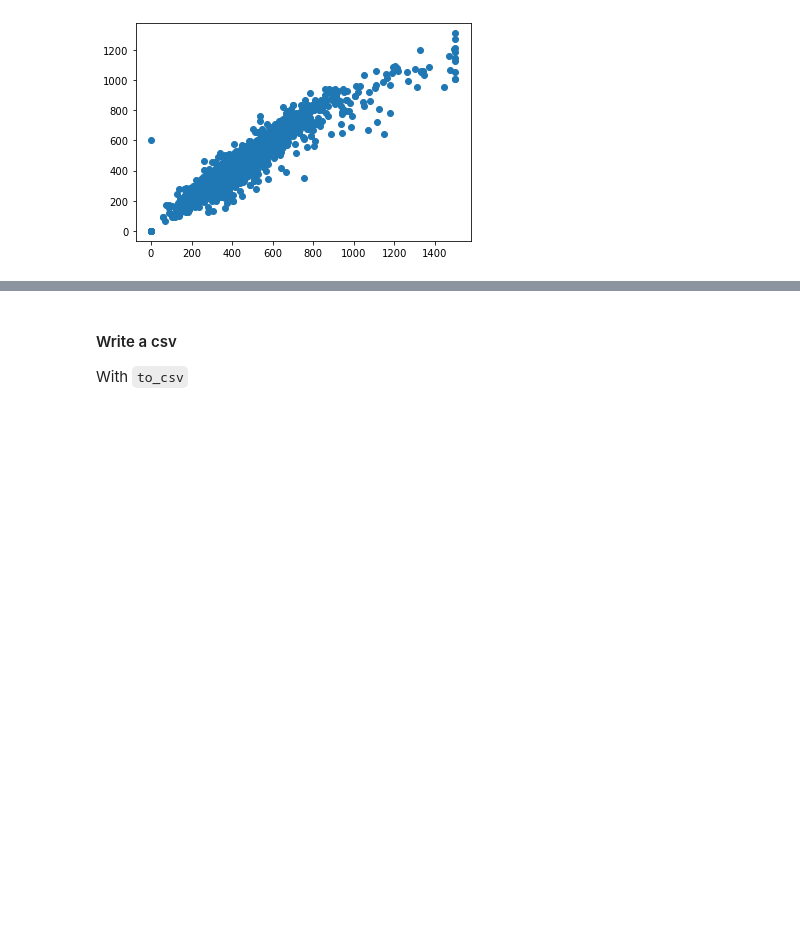
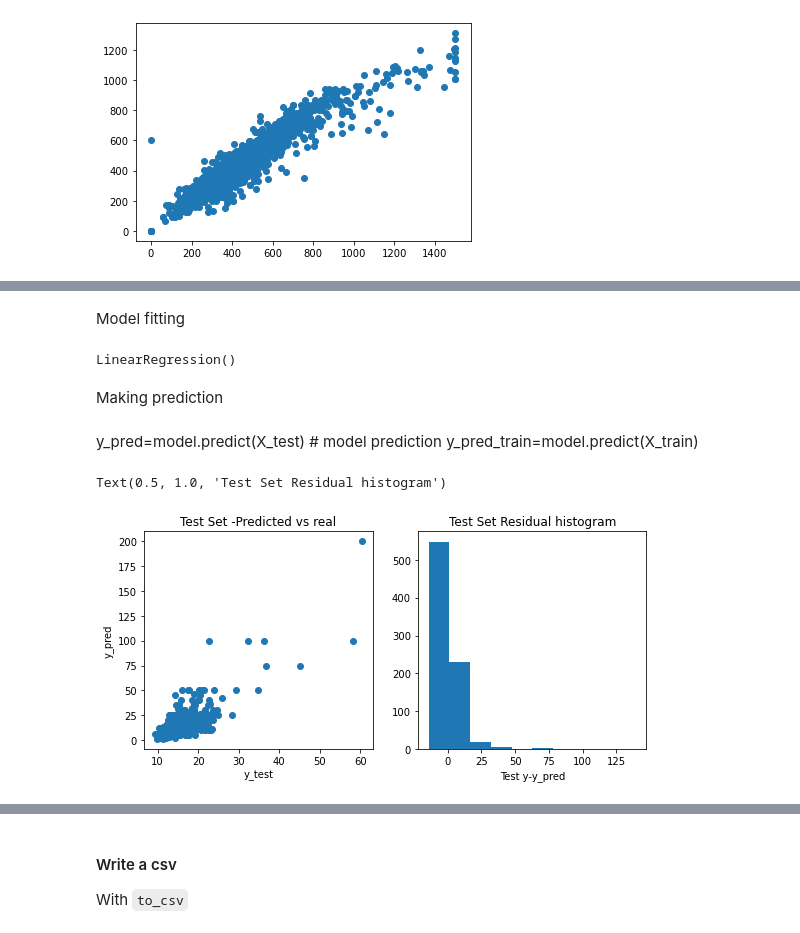
Before and after one commit to raafat-hantoush/IH_RH_DA_FT_OCT_2021, a Jupyter notebook: Class_Materials/Case_Studies/Health_Care_For_All_Case_Study/Notebook_Code_Along_Intro_To_Pandas_Healthcare For_All_Structure.ipynb, the cells around one changed output, grey strips where cells are left out. Drawn from its saved outputs; the diff is of its cells as text; code cells hidden in the pictures; blank space fills up the shorter version.

```diff
--- a/Class_Materials/Case_Studies/Health_Care_For_All_Case_Study/Notebook_Code_Along_Intro_To_Pandas_Healthcare For_All_Structure.ipynb
+++ b/Class_Materials/Case_Studies/Health_Care_For_All_Case_Study/Notebook_Code_Along_Intro_To_Pandas_Healthcare For_All_Structure.ipynb
@@ -908,0 +962,6 @@ plt.show()
+# %%
+X=hk_df.drop('target_d', axis=1)
+y=hk_df.target_d
+# %%
+X=X._get_numeric_data()
+X
@@ -908,0 +984,3 @@ plt.show()
+# %%
+X_scaled=StandardScaler().fit_transform(X)
+X_scaled.shape
@@ -908,0 +989,2 @@ plt.show()
+# %%
+X_train, X_test, y_train, y_test=train_test_split(X_scaled, y, test_size=.20)
@@ -908,0 +1009,12 @@ plt.show()
+# %% [markdown]
+Model fitting
+# %%
+model=LinearRegression()    # model
+model.fit(X_train, y_train)   # model train
+# %% [output]
+LinearRegression()
+# %% [markdown]
+Making prediction
+# %% [markdown]
+y_pred=model.predict(X_test)   # model prediction
+y_pred_train=model.predict(X_train)
@@ -908,0 +1023,19 @@ plt.show()
+# %%
+# Make an scatter plot y_pred vs y
+# What kind of plot you will get if all the all the predictions are ok?
+# A stright line
+
+fig, ax = plt.subplots(1,2,figsize=(9,4))
+ax[0].plot(y_pred, y_test, 'o')
+ax[0].set_xlabel("y_test")
+ax[0].set_ylabel("y_pred")
+ax[0].set_title("Test Set -Predicted vs real")
+
+# Get a histogram of the residuals ie: y - y_pred.  Homoscdasticity
+# It resembles a normal distribution?
+ax[1].hist(y_test - y_pred)
+ax[1].set_xlabel("Test y-y_pred")
+ax[1].set_title("Test Set Residual histogram")
+# %% [output]
+Text(0.5, 1.0, 'Test Set Residual histogram')
+[figure, added]
```
Also changed, not shown: parts of 27 cells of this notebook.
